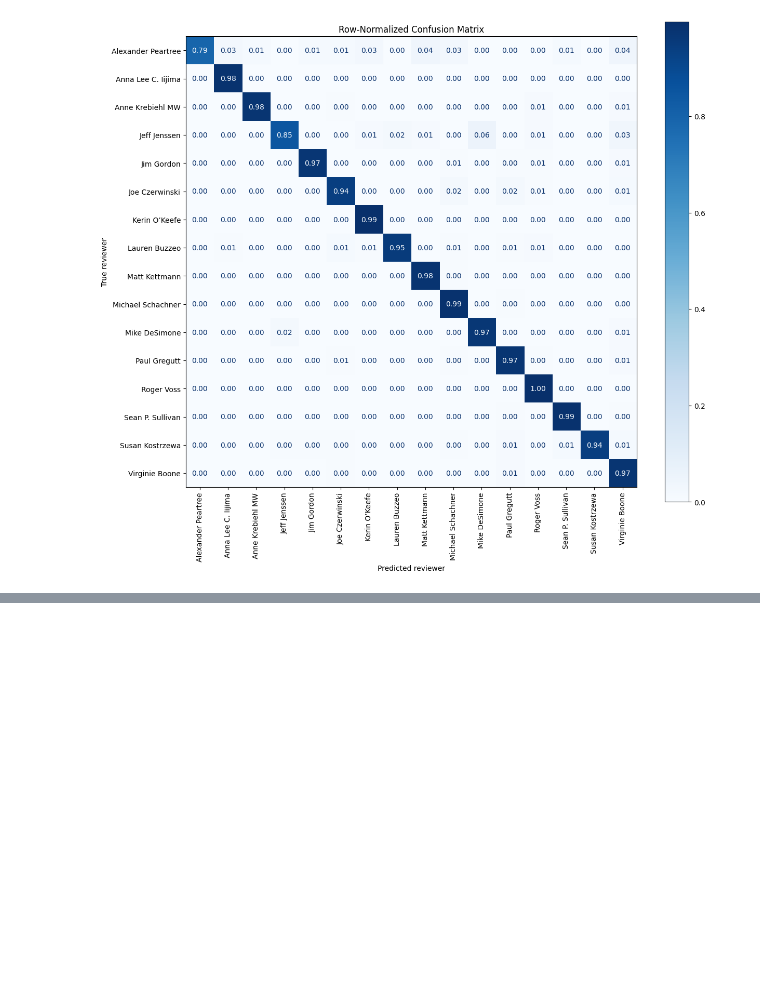
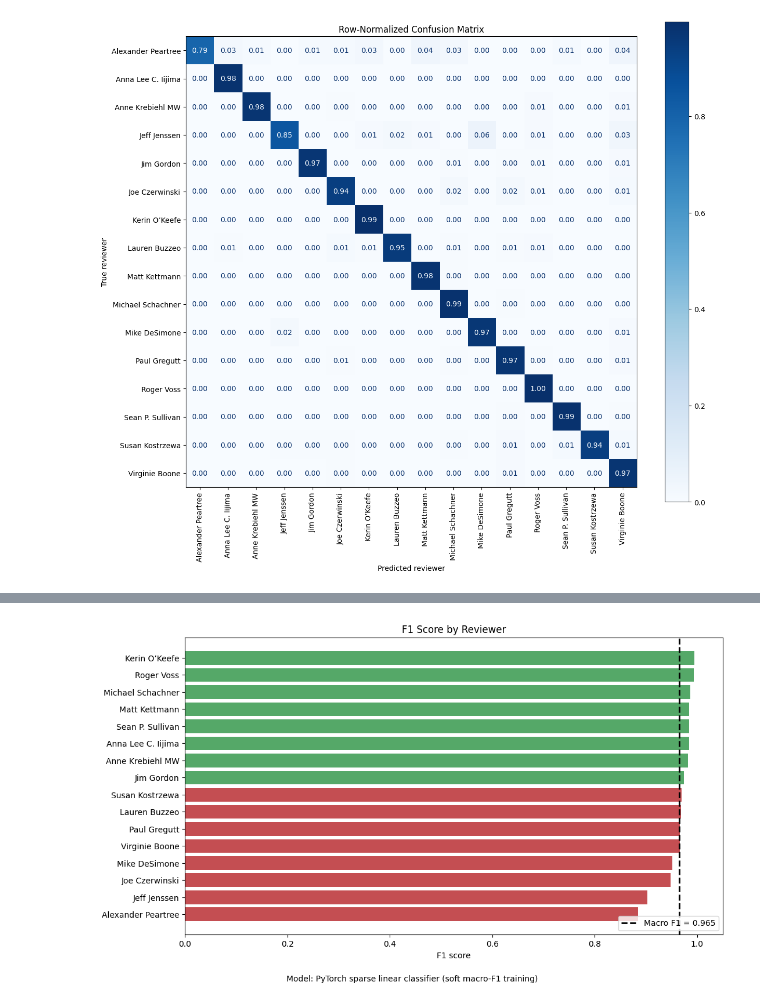
Before and after one commit to sylviadu2552/DATA4401---Project-3, a Jupyter notebook: Project3_n_grams.ipynb, the cells around one changed output, grey strips where cells are left out. Cells and saved outputs as stored; diff of their text form; code cells hidden in the pictures; blank space fills up the shorter version.

```diff
--- a/Project3_n_grams.ipynb
+++ b/Project3_n_grams.ipynb
@@ -577,0 +680,59 @@ plt.show()
+# %%
+import matplotlib.pyplot as plt
+from sklearn.metrics import f1_score
+
+# Sort low-to-high so the highest F1 bars appear at the top
+plot_data = reviewer_table.sort_values("F1-score", ascending=True)
+
+n_reviewers = len(plot_data)
+top_half_size = (n_reviewers + 1) // 2
+
+# Red for the bottom half; green for the top half
+bar_colors = ["#c44e52"] * n_reviewers
+for i in range(n_reviewers - top_half_size, n_reviewers):
+    bar_colors[i] = "#55a868"
+
+# Macro F1 gives each reviewer equal weight
+macro_avg_f1 = f1_score(
+    y_test,
+    predicted_reviewers,
+    average="macro",
+    zero_division=0
+)
+
+fig_height = max(6, 0.4 * n_reviewers)
+fig, ax = plt.subplots(figsize=(11, fig_height))
+
+ax.barh(
+    plot_data.index.astype(str),
+    plot_data["F1-score"],
+    color=bar_colors
+)
+
+ax.axvline(
+    macro_avg_f1,
+    color="black",
+    linestyle="--",
+    linewidth=2,
+    label=f"Macro F1 = {macro_avg_f1:.3f}"
+)
+
+ax.set_xlim(0, 1.05)
+ax.set_xlabel("F1 score")
+ax.set_ylabel("")
+ax.set_title("F1 Score by Reviewer")
+ax.legend(loc="lower right", frameon=True)
+
+# Leave room for the model name beneath the chart
+fig.text(
+    0.5,
+    0.015,
+    "Model: PyTorch sparse linear classifier (soft macro-F1 training)",
+    ha="center",
+    fontsize=10
+)
+
+plt.tight_layout(rect=(0, 0.05, 1, 1))
+plt.show()
+# %% [output]
+[figure, added]
```
Also changed, not shown: parts of 1 cell of this notebook.
